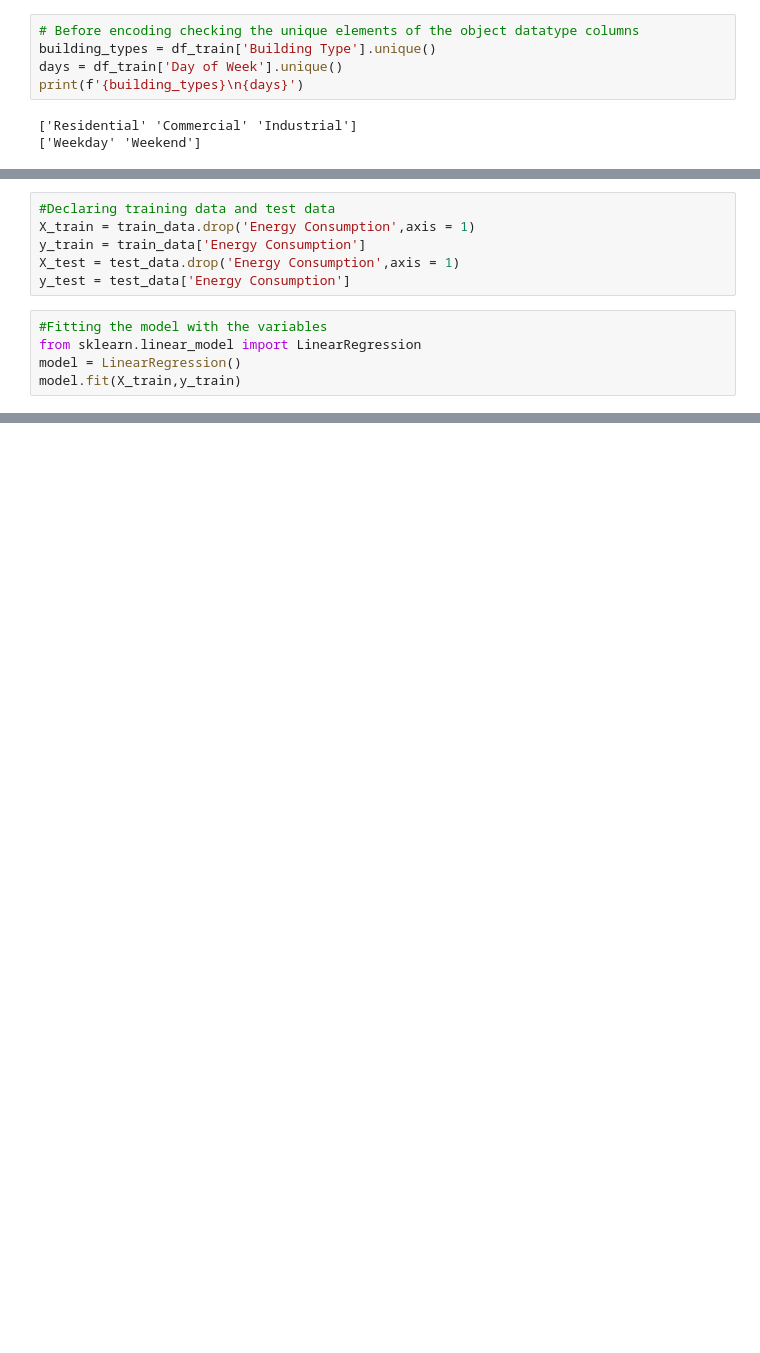
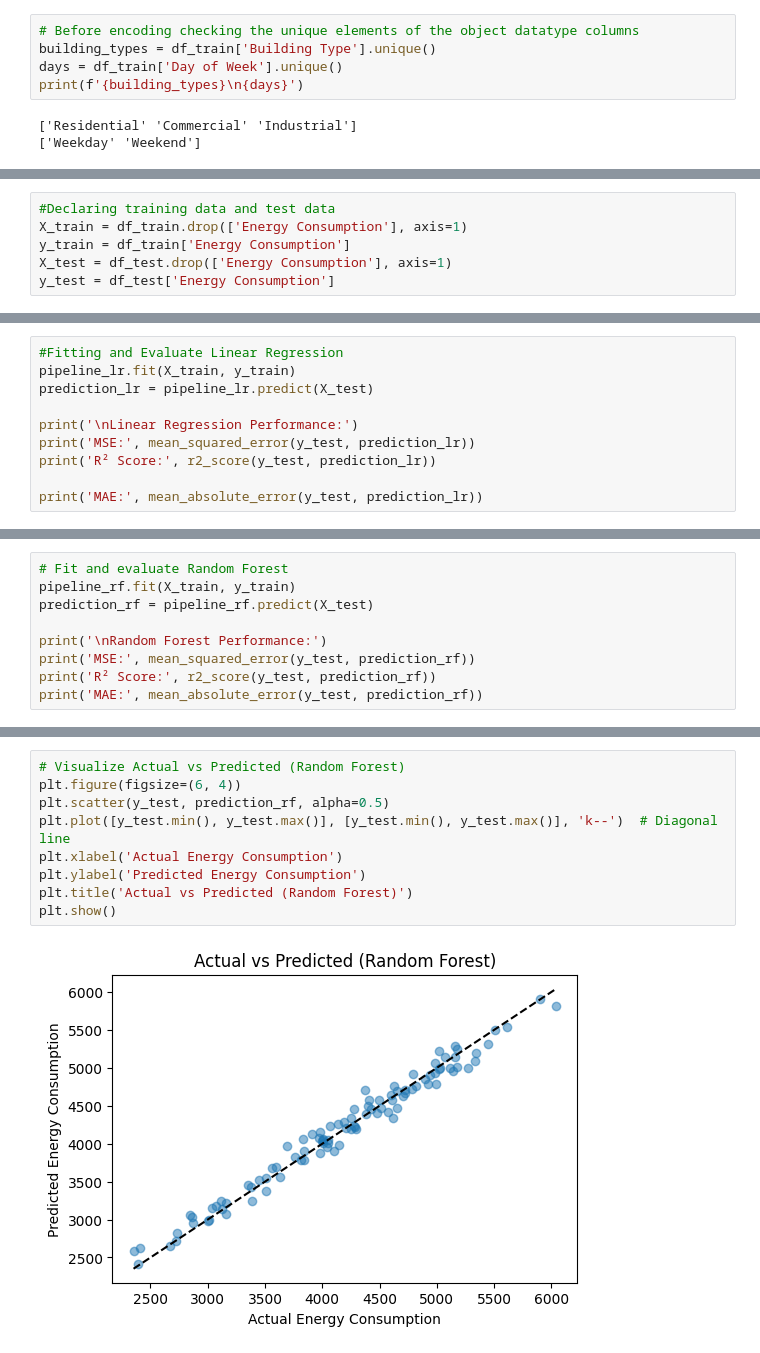
Before and after one commit to Yamm23/Learning-Macine-Learning, a Jupyter notebook: EnergyConsumption.ipynb, the cells around one changed output, grey strips where cells are left out. Cells and saved outputs as stored; diff of their text form; blank space fills up the shorter version.

Commit message:
Uphauling the code. Added a random forest algorithm.

```diff
--- a/EnergyConsumption.ipynb
+++ b/EnergyConsumption.ipynb
@@ -98,11 +107,6 @@ for column in train_data.select_dtypes(include=['float64', 'int64']).columns:
 # %%
 #Declaring training data and test data
-X_train = train_data.drop('Energy Consumption',axis = 1)
-y_train = train_data['Energy Consumption']
-X_test = test_data.drop('Energy Consumption',axis = 1)
-y_test = test_data['Energy Consumption']
+X_train = df_train.drop(['Energy Consumption'], axis=1)
+y_train = df_train['Energy Consumption']
+X_test = df_test.drop(['Energy Consumption'], axis=1)
+y_test = df_test['Energy Consumption']
-# %%
-#Fitting the model with the variables
-from sklearn.linear_model import LinearRegression
-model = LinearRegression()
-model.fit(X_train,y_train)
@@ -159,0 +141,10 @@ loaded_model = joblib.load('energy_model.pkl')
+# %%
+#Fitting and Evaluate Linear Regression
+pipeline_lr.fit(X_train, y_train)
+prediction_lr = pipeline_lr.predict(X_test)
+
+print('\nLinear Regression Performance:')
+print('MSE:', mean_squared_error(y_test, prediction_lr))
+print('R² Score:', r2_score(y_test, prediction_lr))
+
+print('MAE:', mean_absolute_error(y_test, prediction_lr))
@@ -159,0 +162,9 @@ loaded_model = joblib.load('energy_model.pkl')
+# %%
+# Fit and evaluate Random Forest
+pipeline_rf.fit(X_train, y_train)
+prediction_rf = pipeline_rf.predict(X_test)
+
+print('\nRandom Forest Performance:')
+print('MSE:', mean_squared_error(y_test, prediction_rf))
+print('R² Score:', r2_score(y_test, prediction_rf))
+print('MAE:', mean_absolute_error(y_test, prediction_rf))
@@ -159,0 +182,11 @@ loaded_model = joblib.load('energy_model.pkl')
+# %%
+# Visualize Actual vs Predicted (Random Forest)
+plt.figure(figsize=(6, 4))
+plt.scatter(y_test, prediction_rf, alpha=0.5)
+plt.plot([y_test.min(), y_test.max()], [y_test.min(), y_test.max()], 'k--')  # Diagonal line
+plt.xlabel('Actual Energy Consumption')
+plt.ylabel('Predicted Energy Consumption')
+plt.title('Actual vs Predicted (Random Forest)')
+plt.show()
+# %% [output]
+[figure, added]
```
Also changed, not shown: parts of 27 cells of this notebook.
